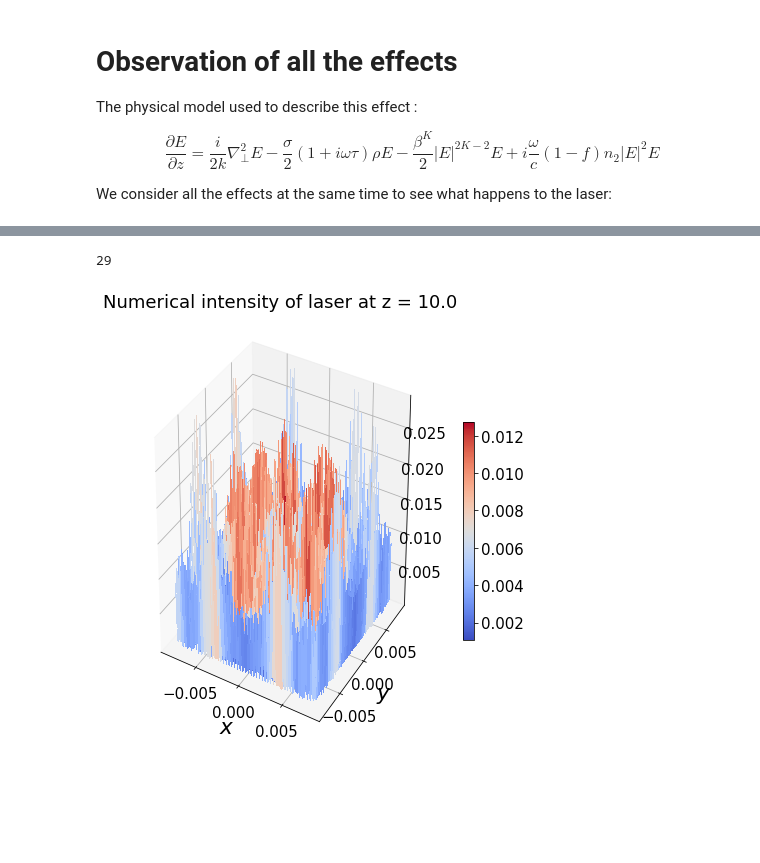
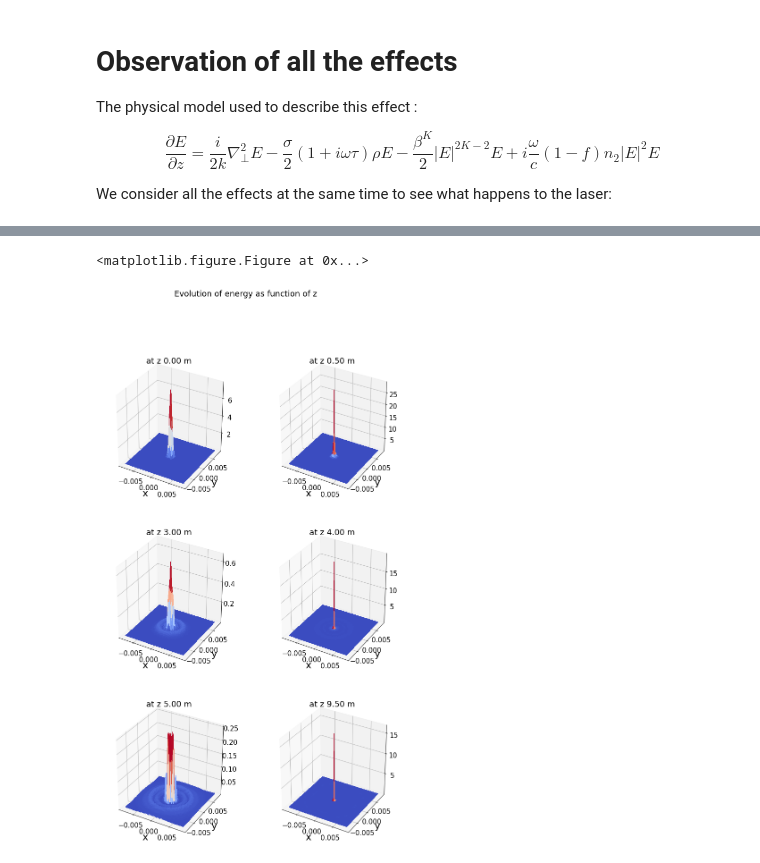
Before and after one commit to kimhong-chao/Project-PHY571, a Jupyter notebook: analysis/analyze_total.ipynb, the cells around one changed output, grey strips where cells are left out. Drawn from its saved outputs; the diff is of its cells as text; code cells hidden in the pictures; blank space fills up the shorter version.

Commit message:
add 3d figures

```diff
--- a/analysis/analyze_total.ipynb
+++ b/analysis/analyze_total.ipynb
@@ -121,40 +121,33 @@ for i in range(inten_num.shape[0]):
 ... (18 outputs left out)
-# %%
-import matplotlib as mpl
-mpl.rcParams['figure.figsize'] = (10,8)
-mpl.rcParams['font.size'] = 15
-mpl.rcParams['axes.labelsize'] = 'x-large'
-mpl.rcParams['lines.linewidth'] = 2.5
-mpl.rcParams['lines.markersize'] = 10.0
-
-r, d = np.linspace(-L, L, 2*N, retstep=True)
-x, y = np.meshgrid(r,r)
-
-#3D comparison between numerical and analytical solution at arbitary z
-axes = []
-surfs = []
-fig = plt.figure(figsize=plt.figaspect(0.5))
-
-num_pic = inten_num.shape[0]
-#print(num_pic)
-z = 10.0
-pic = int((num_pic-1)*(z/Lz))
-print(pic)
-
-ax = fig.add_subplot(121,projection='3d')
-title = 'Numerical intensity of laser at z = ' + str(z)
-ax.title.set_text(title)
-#ax.set_zlim(0, 0.8)
-#ax.set_xlim(-0.002, 0.002)
-#ax.set_ylim(-0.002, 0.002)
-ax.set_xlabel('$x$')
-ax.set_ylabel('$y$')
-axes.append(ax)
-surf = ax.plot_surface(x,y,inten_num[pic],cmap=cm.coolwarm, linewidth=0, antialiased=False)
-
-fig.colorbar(surf, ax=axes,shrink=0.5, aspect=20)
-
-plt.show()
-# %% [output]
-29
-[figure, removed]
+# %%
+r, d = np.linspace(-L, L, 2*N, retstep=True)
+x, y = np.meshgrid(r,r)
+
+#3D comparison between numerical and analytical solution at arbitary z
+axes = []
+surfs = []
+fig = plt.figure(figsize=plt.figaspect(0.5))
+
+num_pic = inten_num.shape[0]
+
+z_interested = np.array([0, 0.5, 3, 4, 5,9.5])
+pos_interested = z_interested*Nz/(nb_save*Lz)
+pos_interested = pos_interested.astype(int)
+
+nrow = 3; ncol = 2;
+fig = plt.figure(figsize=(12, 20))
+axes = []
+for i, pos in enumerate(pos_interested):
+    ax = fig.add_subplot(nrow, ncol, i+1, projection='3d')
+    axes.append(ax)
+    surf = ax.plot_surface(x,y,inten_num[pos_interested[i]],cmap=cm.coolwarm, linewidth=0, antialiased=False)
+    ax.set_xlabel('x')
+    ax.set_ylabel('y')
+    ax.set_title('at z %.2f m' %z_interested[i])
+
+fig.suptitle('Evolution of energy as function of z')
+plt.savefig("../figures/evol_energy_total.png")
+fig.show()
+# %% [output]
+<matplotlib.figure.Figure at 0x...>
+[figure, added]
```
Also changed, not shown: parts of 4 cells of this notebook, 3 other files.
